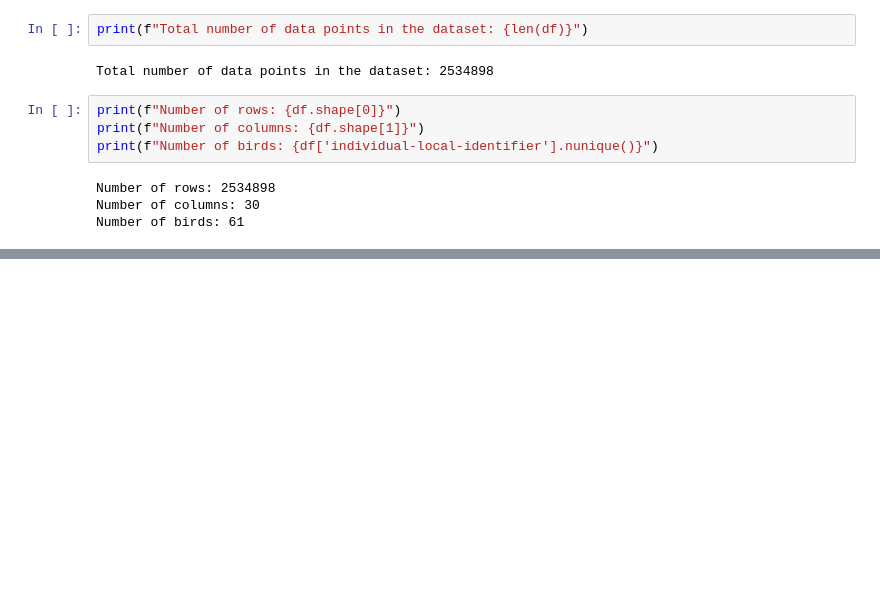
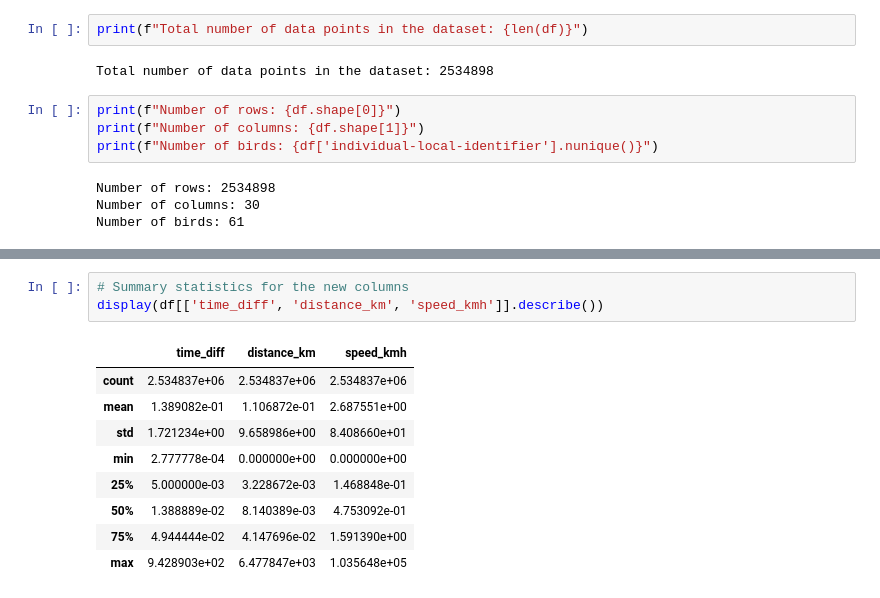
Before and after one commit to SanjayGanapathy/AETHER, a Jupyter notebook: AETHER.ipynb, the cells around one changed output, grey strips where cells are left out. Saved outputs shown, nothing was run; the diff lists cells and outputs as text; blank space fills up the shorter version.

```diff
--- a/AETHER.ipynb
+++ b/AETHER.ipynb
@@ -168,0 +215,13 @@ Number of birds: 61
+# %%
+# Summary statistics for the new columns
+display(df[['time_diff', 'distance_km', 'speed_kmh']].describe())
+# %% [output]
+|  | time_diff | distance_km | speed_kmh |
+| count | 2.534837e+06 | 2.534837e+06 | 2.534837e+06 |
+| mean | 1.389082e-01 | 1.106872e-01 | 2.687551e+00 |
+| std | 1.721234e+00 | 9.658986e+00 | 8.408660e+01 |
+| min | 2.777778e-04 | 0.000000e+00 | 0.000000e+00 |
+| 25% | 5.000000e-03 | 3.228672e-03 | 1.468848e-01 |
+| 50% | 1.388889e-02 | 8.140389e-03 | 4.753092e-01 |
+| 75% | 4.944444e-02 | 4.147696e-02 | 1.591390e+00 |
+| max | 9.428903e+02 | 6.477847e+03 | 1.035648e+05 |
```
Also changed, not shown: parts of 3 cells of this notebook.
